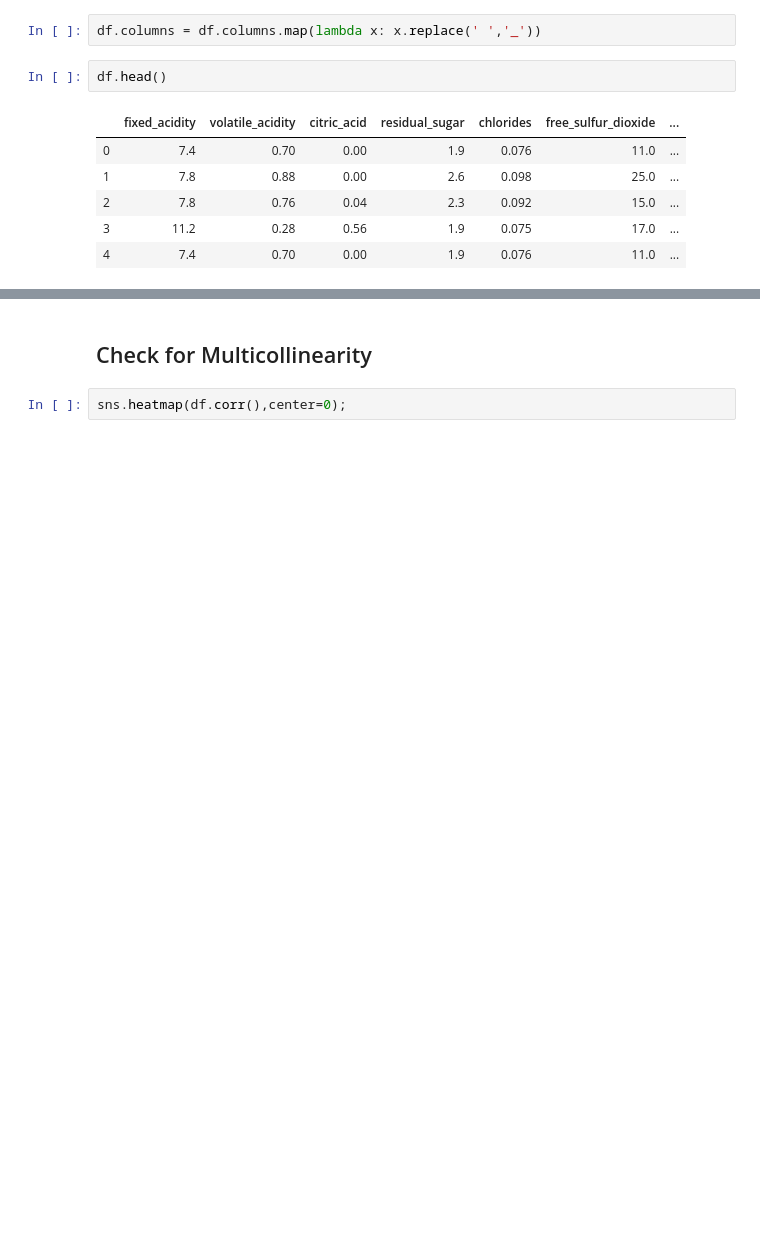
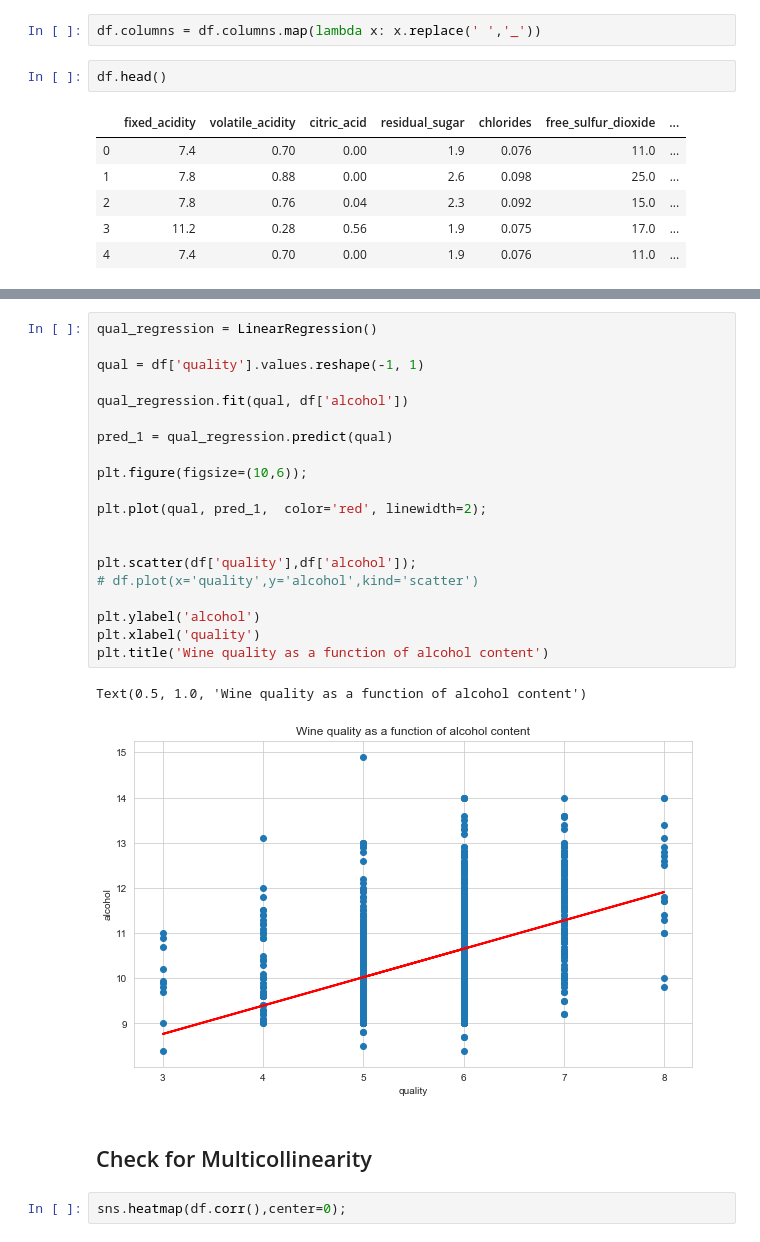
Before and after one commit to ayalasm/mod_4_project, a Jupyter notebook: red_wine_quality_marco.ipynb, the cells around one changed output, grey strips where cells are left out. Cells and saved outputs as stored; diff of their text form; blank space fills up the shorter version.

```diff
--- a/red_wine_quality_marco.ipynb
+++ b/red_wine_quality_marco.ipynb
@@ -48,3 +67,26 @@ df.plot(x='alcohol',y='quality',kind='scatter');
+# %%
+qual_regression = LinearRegression()
+
+qual = df['quality'].values.reshape(-1, 1)
+
+qual_regression.fit(qual, df['alcohol'])
+
+pred_1 = qual_regression.predict(qual)
+
+plt.figure(figsize=(10,6));
+
+plt.plot(qual, pred_1,  color='red', linewidth=2);
+
+
+plt.scatter(df['quality'],df['alcohol']);
+# df.plot(x='quality',y='alcohol',kind='scatter')
+
+plt.ylabel('alcohol')
+plt.xlabel('quality')
+plt.title('Wine quality as a function of alcohol content')
+# %% [output]
+Text(0.5, 1.0, 'Wine quality as a function of alcohol content')
+[figure, added]
 # %% [markdown]
 ## Check for Multicollinearity
 # %%
```
Also changed, not shown: parts of 8 cells of this notebook.
